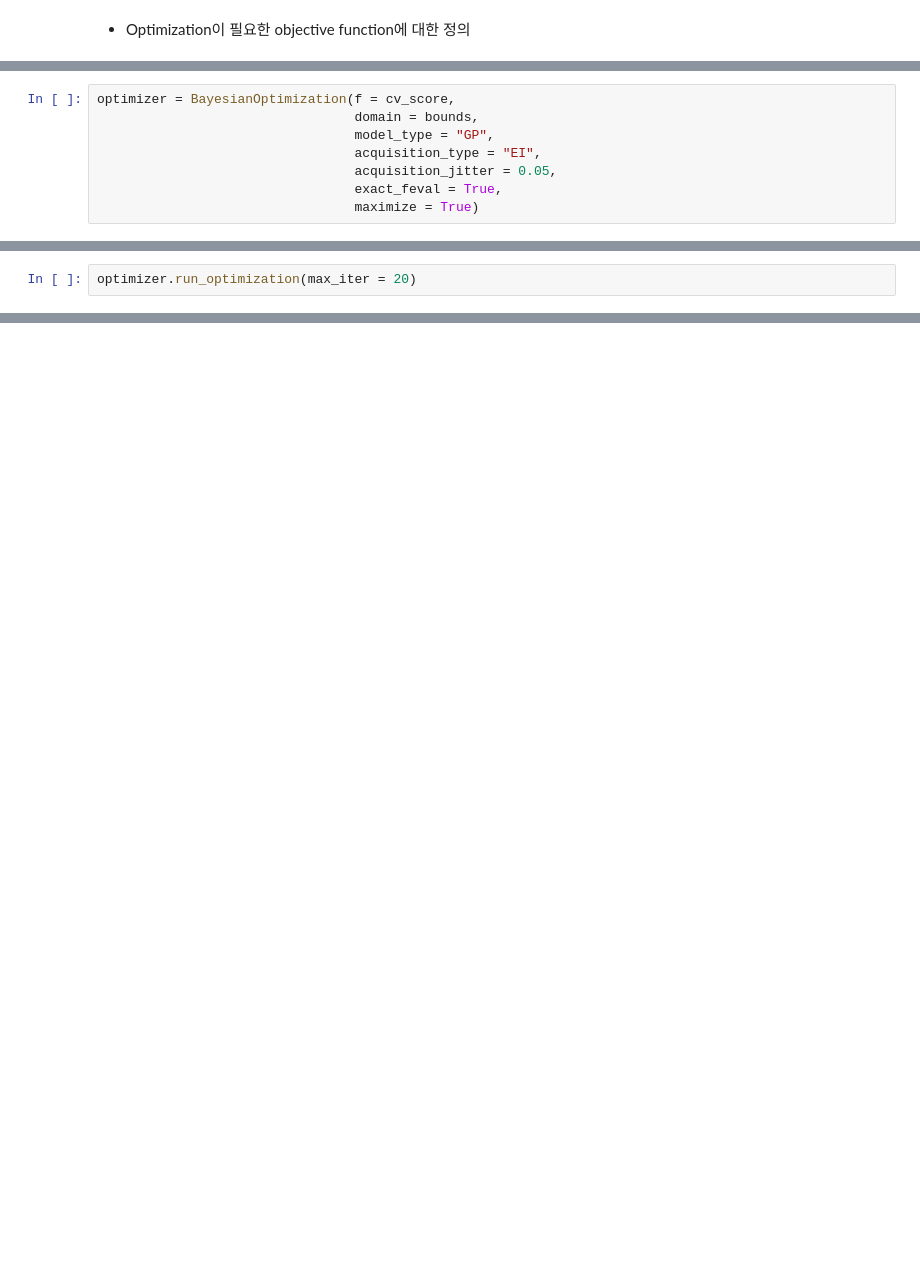
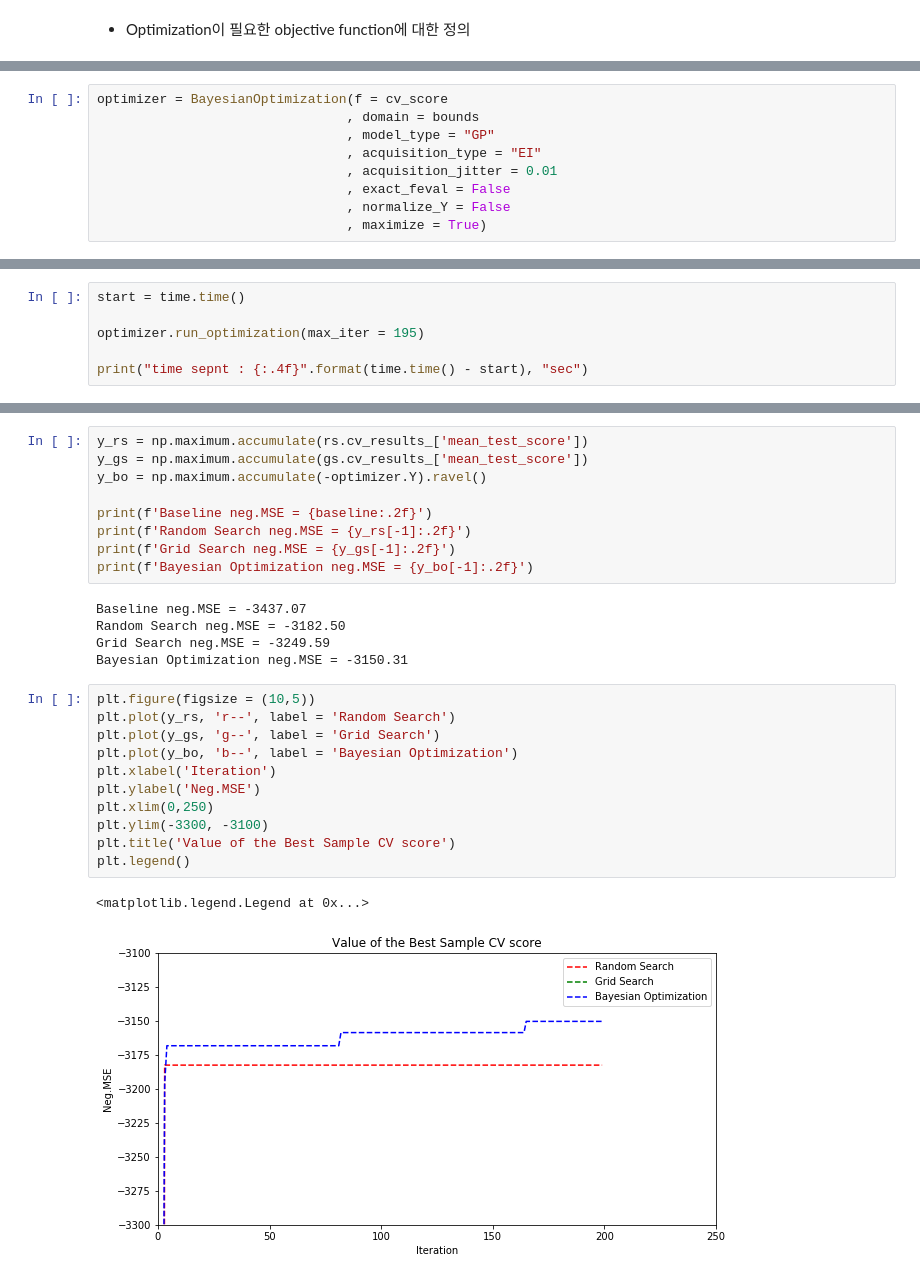
Before and after one commit to seolbluewings/Python, a Jupyter notebook: Bayesian Optimization.ipynb, the cells around one changed output, grey strips where cells are left out. Saved outputs shown, nothing was run; the diff lists cells and outputs as text; blank space fills up the shorter version.

Commit message:
Bayesian Optimization

```diff
--- a/Bayesian Optimization.ipynb
+++ b/Bayesian Optimization.ipynb
@@ -185,10 +194,11 @@ def cv_score(parameters) :
     score = np.array(score)
     return score
 # %%
-optimizer = BayesianOptimization(f = cv_score,
-                                 domain = bounds,
-                                 model_type = "GP",
-                                 acquisition_type = "EI",
-                                 acquisition_jitter = 0.05,
-                                 exact_feval = True,
-                                 maximize = True)
+optimizer = BayesianOptimization(f = cv_score
+                                , domain = bounds
+                                , model_type = "GP"
+                                , acquisition_type = "EI"
+                                , acquisition_jitter = 0.01
+                                , exact_feval = False
+                                , normalize_Y = False
+                                , maximize = True)
@@ -213,2 +204,0 @@ optimizer = BayesianOptimization(f = cv_score,
-# %%
-optimizer.run_optimization(max_iter = 20)
@@ -235,0 +205,6 @@ y_bo = np.maximum.accumulate(-optimizer.Y).ravel()
+# %%
+start = time.time()
+
+optimizer.run_optimization(max_iter = 195)
+
+print("time sepnt : {:.4f}".format(time.time() - start), "sec")
@@ -235,0 +220,28 @@ y_bo = np.maximum.accumulate(-optimizer.Y).ravel()
+# %%
+y_rs = np.maximum.accumulate(rs.cv_results_['mean_test_score'])
+y_gs = np.maximum.accumulate(gs.cv_results_['mean_test_score'])
+y_bo = np.maximum.accumulate(-optimizer.Y).ravel()
+
+print(f'Baseline neg.MSE = {baseline:.2f}')
+print(f'Random Search neg.MSE = {y_rs[-1]:.2f}')
+print(f'Grid Search neg.MSE = {y_gs[-1]:.2f}')
+print(f'Bayesian Optimization neg.MSE = {y_bo[-1]:.2f}')
+# %% [output]
+Baseline neg.MSE = -3437.07
+Random Search neg.MSE = -3182.50
+Grid Search neg.MSE = -3249.59
+Bayesian Optimization neg.MSE = -3150.31
+# %%
+plt.figure(figsize = (10,5))
+plt.plot(y_rs, 'r--', label = 'Random Search')
+plt.plot(y_gs, 'g--', label = 'Grid Search')
+plt.plot(y_bo, 'b--', label = 'Bayesian Optimization')
+plt.xlabel('Iteration')
+plt.ylabel('Neg.MSE')
+plt.xlim(0,250)
+plt.ylim(-3300, -3100)
+plt.title('Value of the Best Sample CV score')
+plt.legend()
+# %% [output]
+<matplotlib.legend.Legend at 0x...>
+[figure, added]
```
Also changed, not shown: parts of 28 cells of this notebook.
